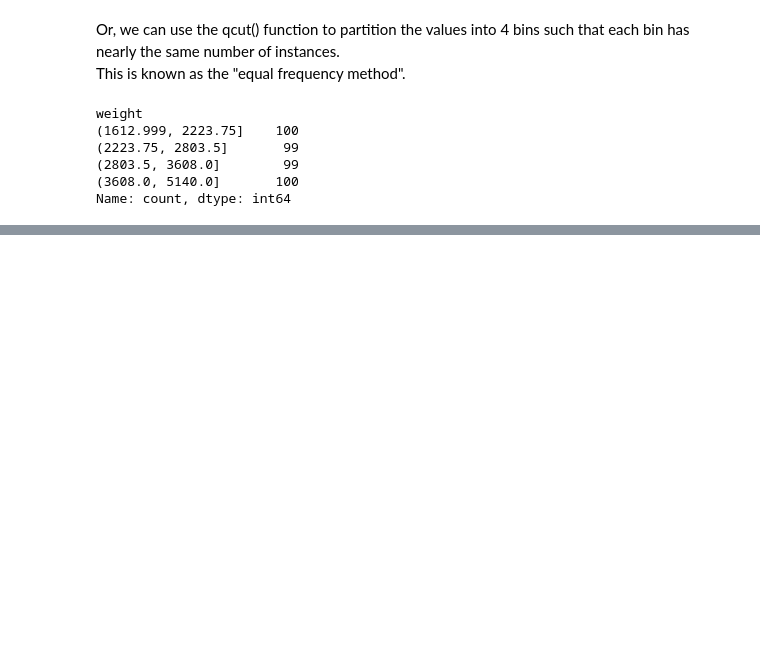
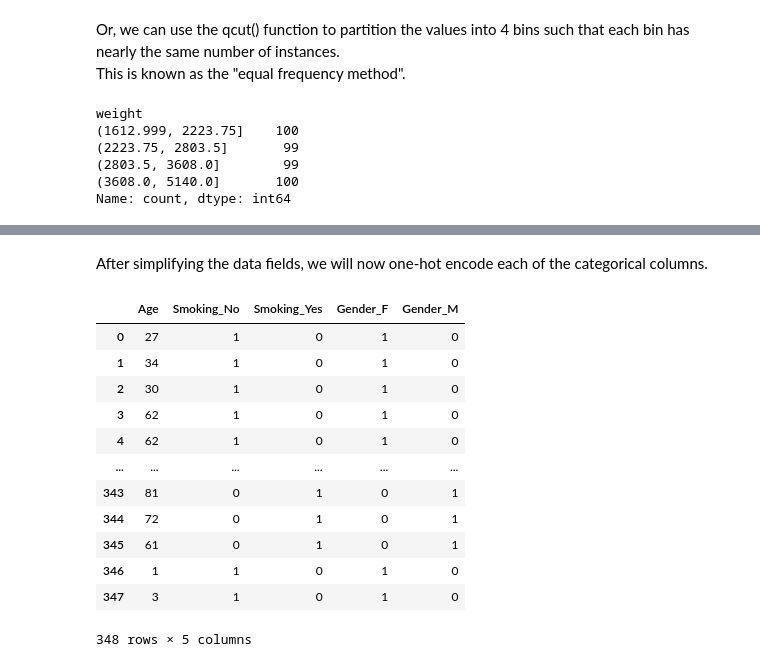
Before and after one commit to Romin-6522/CSC177-Outliers-Projects, a Jupyter notebook: DTCR_DataPreprocessing.ipynb, the cells around one changed output, grey strips where cells are left out. Drawn from its saved outputs; the diff is of its cells as text; code cells hidden in the pictures; blank space fills up the shorter version.

```diff
--- a/DTCR_DataPreprocessing.ipynb
+++ b/DTCR_DataPreprocessing.ipynb
@@ -818,0 +776,19 @@ Name: count, dtype: int64
+# %% [markdown]
+After simplifying the data fields, we will now one-hot encode each of the categorical columns.
+# %%
+thyroid_encoded = pd.get_dummies(thyroid_pca_df, dtype=int,columns=['Smoking','Gender'])
+thyroid_encoded
+# %% [output]
+|  | Age | Smoking_No | Smoking_Yes | Gender_F | Gender_M |
+| 0 | 27 | 1 | 0 | 1 | 0 |
+| 1 | 34 | 1 | 0 | 1 | 0 |
+| 2 | 30 | 1 | 0 | 1 | 0 |
+| 3 | 62 | 1 | 0 | 1 | 0 |
+| 4 | 62 | 1 | 0 | 1 | 0 |
+| ... | ... | ... | ... | ... | ... |
+| 343 | 81 | 0 | 1 | 0 | 1 |
+| 344 | 72 | 0 | 1 | 0 | 1 |
+| 345 | 61 | 0 | 1 | 0 | 1 |
+| 346 | 1 | 1 | 0 | 1 | 0 |
+| 347 | 3 | 1 | 0 | 1 | 0 |
+348 rows × 5 columns
```
Also changed, not shown: parts of 26 cells of this notebook.
